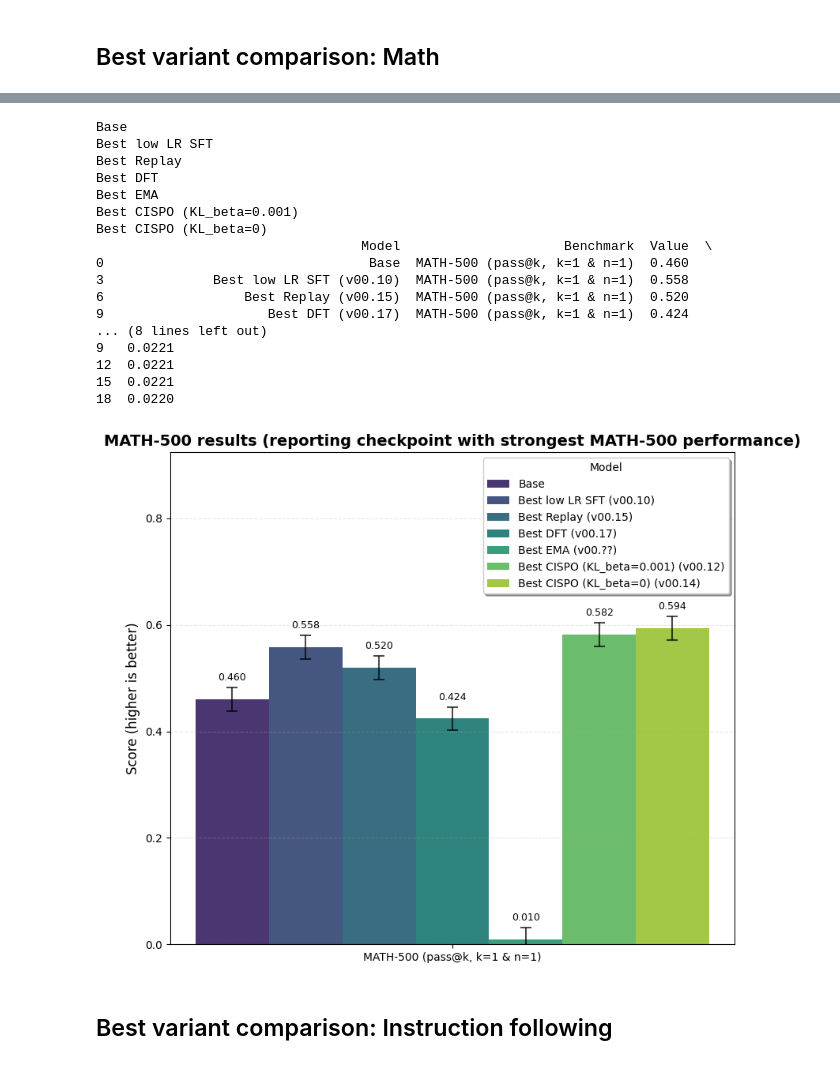
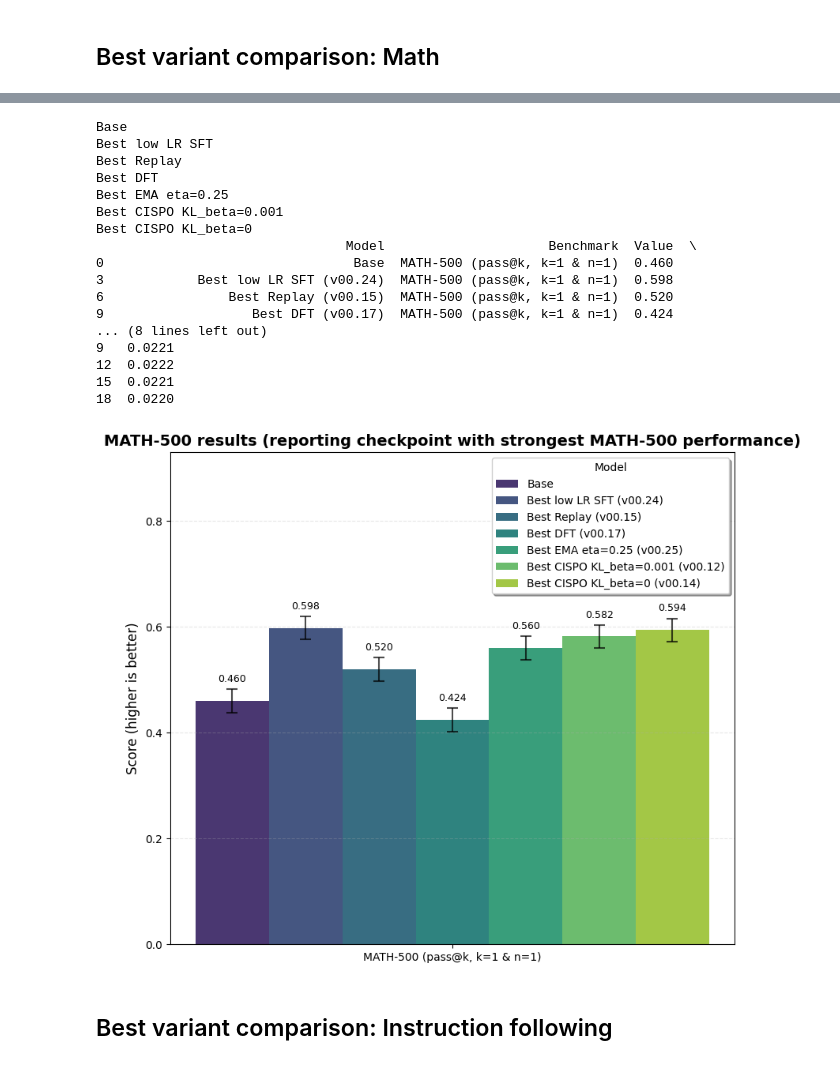
Before and after one commit to Neelectric/open-r1_safety, a Jupyter notebook: data_viz/data_viz.ipynb, the cells around one changed output, grey strips where cells are left out. Drawn from its saved outputs; the diff is of its cells as text; code cells hidden in the pictures.

```diff
--- a/data_viz/data_viz.ipynb
+++ b/data_viz/data_viz.ipynb
@@ -1732,12 +1752,12 @@ from matplotlib.container import BarContainer
 RESULTS = {
     #  Model name                           Version      MATH-500           IFEval             IFBench
     "Base":                                 ("Base",     (0.460, 0.0223),  (0.7024, 0.0197),  (0.2433, 0.0248)),
-    "Best low LR SFT":                      ("v00.10",   (0.558, 0.0222),  (0.4824, 0.0222),  (0.1167, 0.0186)),
+    "Best low LR SFT":                      ("v00.24",   (0.598, 0.0219),  (0.4843, 0.0215),  (0.1267, 0.0192)),
     "Best Replay":                          ("v00.15",   (0.520, 0.0224),  (0.5619, 0.0214),  (0.1533, 0.0208)),
     "Best DFT":                             ("v00.17",   (0.424, 0.0221),  (0.3771, 0.0209),  (0.1067, 0.0179)),
-    "Best EMA":                             ("v00.??",   (0.010, 0.0221),  (0.0100, 0.0209),  (0.0100, 0.0179)),
-    "Best CISPO (KL_beta=0.001)":           ("v00.12",   (0.582, 0.0221),  (0.6784, 0.0201),  (0.2200, 0.0240)),
-    "Best CISPO (KL_beta=0)":               ("v00.14",   (0.594, 0.0220),  (0.6359, 0.0207),  (0.1900, 0.0227)),
+    "Best EMA eta=0.25":                    ("v00.25",   (0.560, 0.0222),  (0.4713, 0.0215),  (0.1500, 0.0206)),
+    "Best CISPO KL_beta=0.001":             ("v00.12",   (0.582, 0.0221),  (0.6784, 0.0201),  (0.2200, 0.0240)),
+    "Best CISPO KL_beta=0":                 ("v00.14",   (0.594, 0.0220),  (0.6359, 0.0207),  (0.1900, 0.0227)),
 }
 
 BENCHMARKS = ["MATH-500", "IFEval", "IFBench"]  # Column order matches tuple order
@@ -1785,43 +1805,43 @@ ax.errorbar(x_pos, y_pos, yerr=errors, fmt='none',
             color='black', capsize=5, capthick=1.5,
             elinewidth=1.5, alpha=0.7, zorder=10)
 
 # Add value labels on top of bars - only for BarContainer objects
 for container in ax.containers:
     if isinstance(container, BarContainer):
         ax.bar_label(container, fmt='%.3f', padding=15, fontsize=9)
 
 ax.set_xlabel('')
 ax.set_ylabel('Score (higher is better)', fontsize=12)
 ax.set_title('MATH-500 results (reporting checkpoint with strongest MATH-500 performance)', fontsize=14, fontweight='bold')
 ax.legend(title='Model', frameon=True, fancybox=True, shadow=True)
 ax.grid(axis='y', alpha=0.3, linestyle='--')
 
 # Set y-axis limit to give room for labels and error bars
 ax.set_ylim(0, max(df['Value'] + df['Stderr']) * 1.5)
 
 print(df)
 
 plt.tight_layout()
 plt.show()
 # %% [output]
 Base
 Best low LR SFT
 Best Replay
 Best DFT
-Best EMA
-Best CISPO (KL_beta=0.001)
-Best CISPO (KL_beta=0)
-                                  Model                     Benchmark  Value  \
-0                                  Base  MATH-500 (pass@k, k=1 & n=1)  0.460
-3              Best low LR SFT (v00.10)  MATH-500 (pass@k, k=1 & n=1)  0.558
-6                  Best Replay (v00.15)  MATH-500 (pass@k, k=1 & n=1)  0.520
-9                     Best DFT (v00.17)  MATH-500 (pass@k, k=1 & n=1)  0.424
+Best EMA eta=0.25
+Best CISPO KL_beta=0.001
+Best CISPO KL_beta=0
+                                Model                     Benchmark  Value  \
+0                                Base  MATH-500 (pass@k, k=1 & n=1)  0.460
+3            Best low LR SFT (v00.24)  MATH-500 (pass@k, k=1 & n=1)  0.598
+6                Best Replay (v00.15)  MATH-500 (pass@k, k=1 & n=1)  0.520
+9                   Best DFT (v00.17)  MATH-500 (pass@k, k=1 & n=1)  0.424
 ... (8 lines left out)
 9   0.0221
-12  0.0221
+12  0.0222
 15  0.0221
 18  0.0220
-[figure, old version]
+[figure, new version]
 # %% [markdown]
 ## Best variant comparison: Instruction following
 # %%
```
Also changed, not shown: parts of 3 cells of this notebook, 5 other files.
